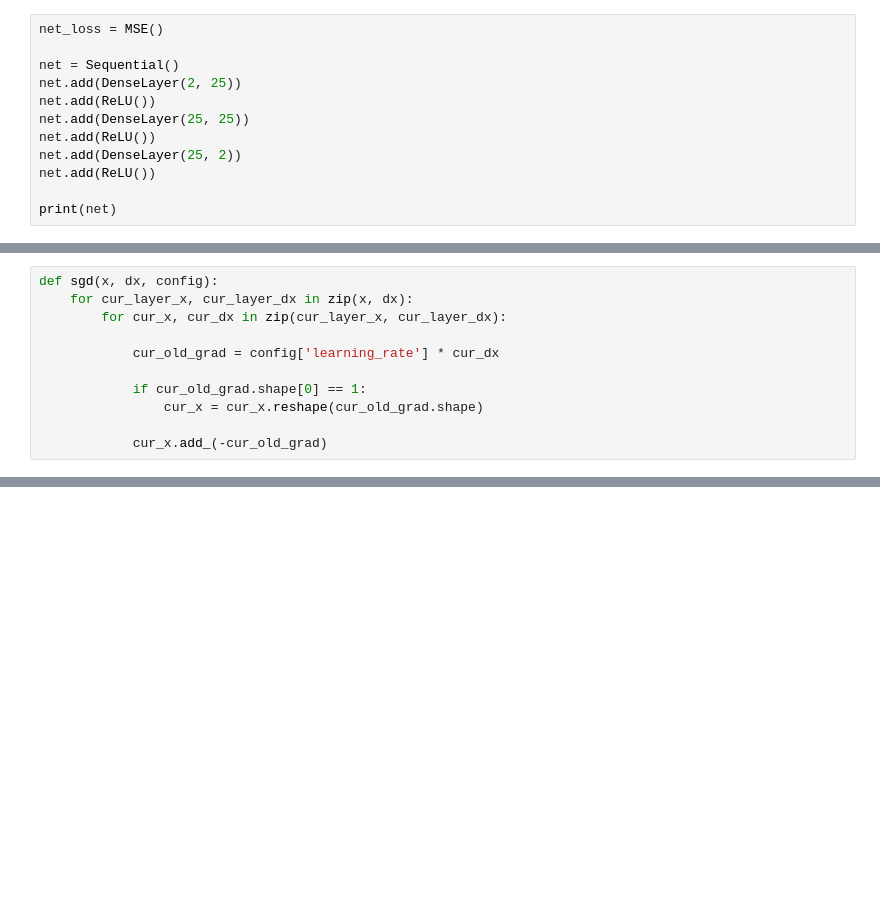
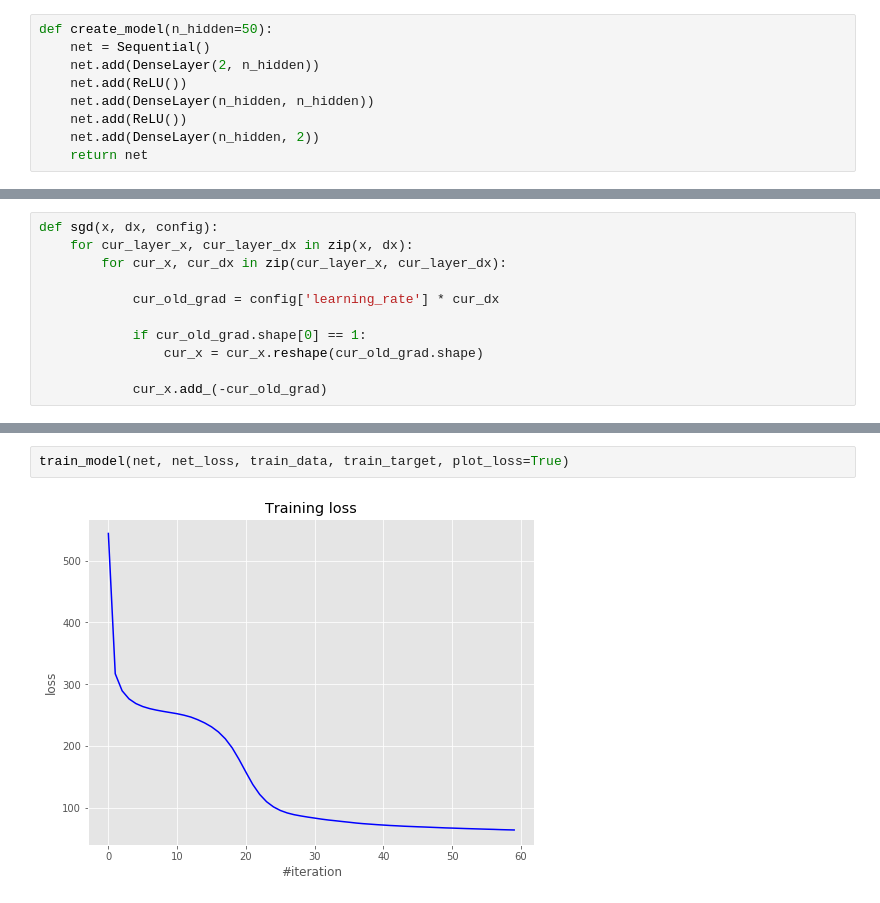
Before and after one commit to Davit98/Mini-Deep-Learning-Framework, a Jupyter notebook: Mini DL Framework.ipynb, the cells around one changed output, grey strips where cells are left out. Drawn from its saved outputs; the diff is of its cells as text; blank space fills up the shorter version.

```diff
--- a/Mini DL Framework.ipynb
+++ b/Mini DL Framework.ipynb
@@ -33,12 +35,9 @@ plt.show()
 # %%
-net_loss = MSE()
-
-net = Sequential()
-net.add(DenseLayer(2, 25))
-net.add(ReLU())
-net.add(DenseLayer(25, 25))
-net.add(ReLU())
-net.add(DenseLayer(25, 2))
-net.add(ReLU())
-
-print(net)
+def create_model(n_hidden=50):
+    net = Sequential()
+    net.add(DenseLayer(2, n_hidden))
+    net.add(ReLU())
+    net.add(DenseLayer(n_hidden, n_hidden))
+    net.add(ReLU())
+    net.add(DenseLayer(n_hidden, 2))
+    return net
@@ -101,0 +103,4 @@ Current loss: 56.892941
+# %%
+train_model(net, net_loss, train_data, train_target, plot_loss=True)
+# %% [output]
+[figure, added]
```
Also changed, not shown: parts of 18 cells of this notebook.
